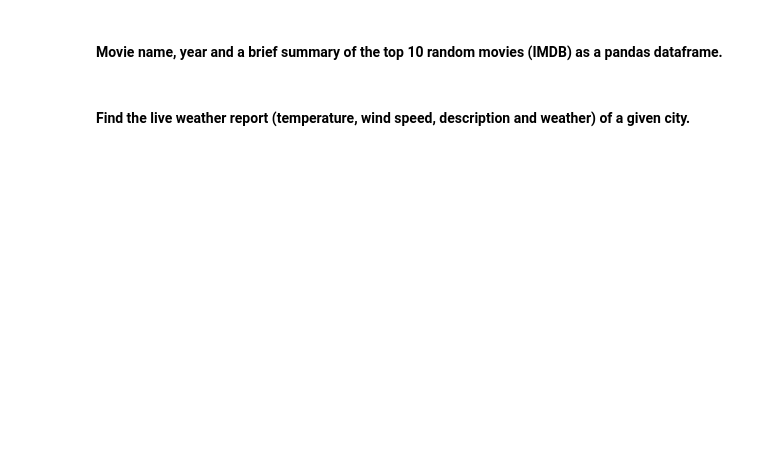
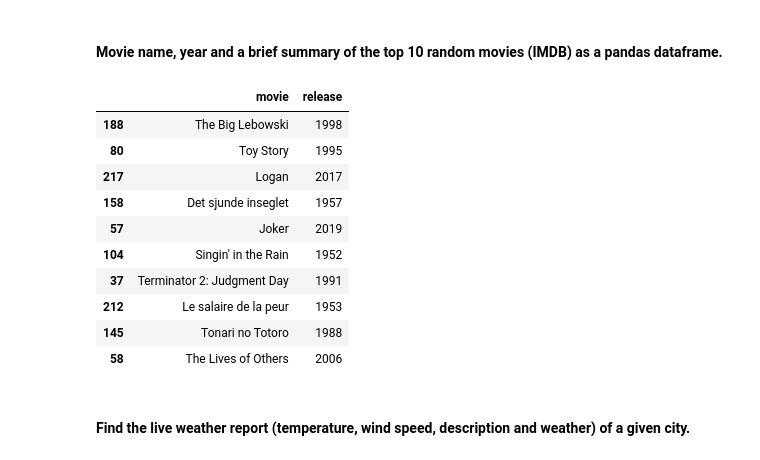
Before and after one commit to ironhack-bcn-data-pt/18-lab-web-scraping, a Jupyter notebook: your-code/main.ipynb, the cells around one changed output. Saved outputs shown, nothing was run; the diff lists cells and outputs as text; code cells hidden in the pictures; blank space fills up the shorter version.

```diff
--- a/your-code/main.ipynb
+++ b/your-code/main.ipynb
@@ -425,3 +455,44 @@ url = 'http://www.imdb.com/chart/top'
+# %%
+#your code
+
+# Parse the URL
+r = requests.get(url)
+soup = BeautifulSoup(r.text, 'html.parser')
+
+# Top 250 movies
+table = soup.find('table', attrs={'class':'chart full-width'}).find_all('tr')
+
+movies = []
+
+# Loop over the table to get the information requested
+for i in range(1, 251):
+    movie = table[i].find_all('a')[1].text
+    release = table[i].find('span', attrs={'class':'secondaryInfo'}).text.replace('(','').replace(')','')
+
+    # Append all the information to a list
+    movies.append((movie, release))
+
+# Transform to a dataframe
+df = pd.DataFrame(movies, columns=['movie', 'release'])
+
+output = df.sample(10)
+
+output
+
+# I don't know how to find the brief summary unless I go inside each movie.
+# Not sure if this is what was requested
+# %% [output]
+|  | movie | release |
+| 188 | The Big Lebowski | 1998 |
+| 80 | Toy Story | 1995 |
+| 217 | Logan | 2017 |
+| 158 | Det sjunde inseglet | 1957 |
+| 57 | Joker | 2019 |
+| 104 | Singin' in the Rain | 1952 |
+| 37 | Terminator 2: Judgment Day | 1991 |
+| 212 | Le salaire de la peur | 1953 |
+| 145 | Tonari no Totoro | 1988 |
+| 58 | The Lives of Others | 2006 |
 # %% [markdown]
 #### Find the live weather report (temperature, wind speed, description and weather) of a given city.
 # %%
```
Also changed, not shown: parts of 8 cells of this notebook.
